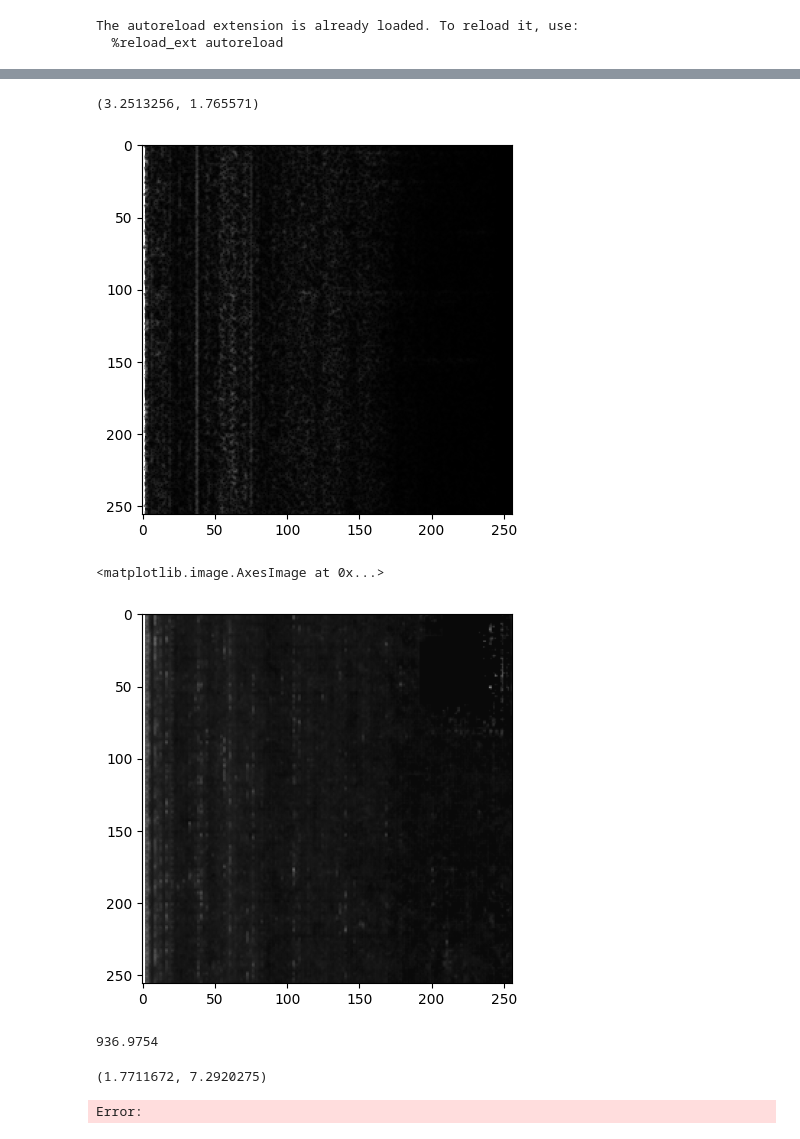
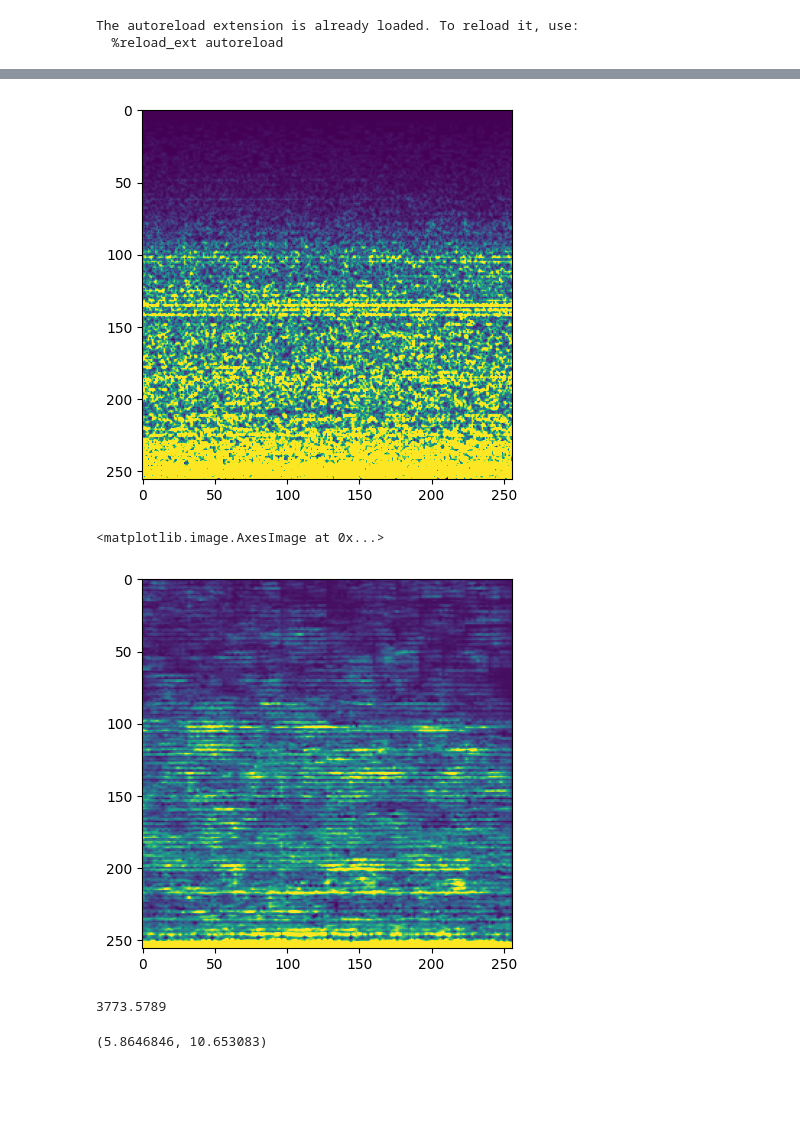
Before and after one commit to habecker/printer-anomaly-detection, a Jupyter notebook: src/notebooks/exploration/audio/model_test.ipynb, the cells around one changed output, grey strips where cells are left out. Cells and saved outputs as stored; diff of their text form; code cells hidden in the pictures; blank space fills up the shorter version.

Commit message:
add newest model tester ipynb

```diff
--- a/src/notebooks/exploration/audio/model_test.ipynb
+++ b/src/notebooks/exploration/audio/model_test.ipynb
@@ -18,9 +18,9 @@ dataset_path = project_path / 'datasets' / 'prints'
 mean, var = get_normalization_stats(dataset_path, 'original')
 
 
-model = CAE(latent_dim=128, activation='relu', renorm=False, mean=mean, var=var, last_activation='tanh')
+model = CAE(latent_dim=256, activation='relu', renorm=False, mean=mean, var=var, last_activation='tanh')
 
-model.load_weights(project_path / 'checkpoints' / '2023-06-22T18:30:06-test-8447b88-58fe5f66ecb0'/ 'test-8447b88.104-0.2849.h5')
+model.load_weights(project_path / 'checkpoints' / '2023-06-23T16:52:11-exhaust_test-0f73462'/ 'exhaust_test-0f73462.250-0.0672.h5')
 #model = CAE(latent_dim=256, activation='relu', renorm=False, mean=mean, var=var)
 #model.load_weights(project_path / 'checkpoints' / '2023-06-22T22:07:01-test-31d7553'/ 'test-31d7553.231-0.3521.h5')
 #checkpoint = tf.train.Checkpoint(model)
@@ -31,7 +31,7 @@ from printer_anomaly_detection.dataset.audio import Split, load_audio_dataset_sp
 
 dataset_path = project_path / 'datasets' / 'prints'
 
-dataset = load_audio_dataset_split(dataset_path, 'original', Split.TRAIN, window_size=256, step_size=32)
+dataset = load_audio_dataset_split(dataset_path, 'exhaust', Split.TRAIN, window_size=256, step_size=32)
 # %%
 images = dataset.batch(1000).take(1)
 # %%
@@ -54,26 +56,21 @@ result = model.predict(images)
-# %%
-np.max(images[i]), np.max(result[i])
-# %% [output]
-(3.2513256, 1.765571)
 # %%
-i = 190
+i = 500
 from matplotlib.colors import NoNorm
 import numpy as np
-plt.imshow(images[i], cmap="gray", norm=NoNorm())
+plt.imshow(np.flip(images[i].T), norm=NoNorm())
 plt.show()
-plt.imshow(result[i], cmap="gray", norm=NoNorm())
+plt.imshow(np.flip(result[i][:,:,0].T), norm=NoNorm())
 # %% [output]
-[figure, old version]
+[figure, new version]
 <matplotlib.image.AxesImage at 0x...>
-[figure, old version]
+[figure, new version]
 # %%
 import numpy as np
 
 np.linalg.norm(result[0] - images[0])
 # %% [output]
-936.9754
+3773.5789
 # %%
 np.max(result[0]), np.max(images[0])
 # %% [output]
-(1.7711672, 7.2920275)
+(5.8646846, 10.653083)
-Error:
```
Also changed, not shown: parts of 3 cells of this notebook.
